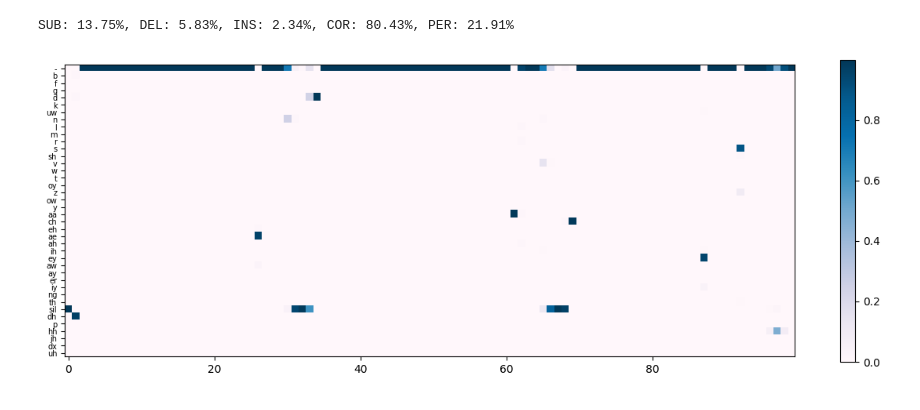
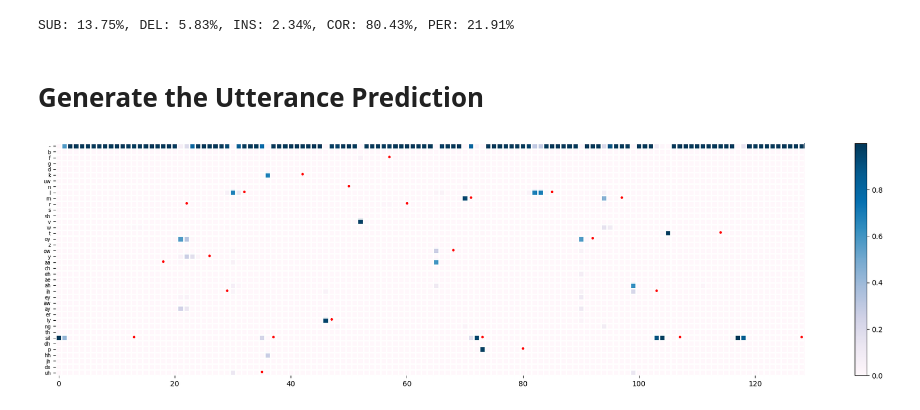
Before and after one commit to John-D-Boom/Speech-Recognition, a Jupyter notebook: MLMI2_Decoding.ipynb, the cells around one changed output. Cells and saved outputs as stored; diff of their text form; code cells hidden in the pictures.

```diff
--- a/MLMI2_Decoding.ipynb
+++ b/MLMI2_Decoding.ipynb
@@ -140,8 +140,10 @@ results = decode(model, args, args.test_json)
 print("SUB: {:.2f}%, DEL: {:.2f}%, INS: {:.2f}%, COR: {:.2f}%, PER: {:.2f}%".format(*results))
 # %% [output]
 SUB: 13.75%, DEL: 5.83%, INS: 2.34%, COR: 80.43%, PER: 21.91%
+# %% [markdown]
+# Generate the Utterance Prediction
 # %%
-fbank_path = '/rds/user/jdb206/hpc-work/MLMI2/exp/fbanks/FGCS0/SX316/fbank.pt'
+fbank_path = '/rds/user/jdb206/hpc-work/MLMI2/exp/fbanks/MDAB0/SX229/fbank.pt'
 fbank = torch.load(fbank_path)
 fbank_mean = torch.mean(fbank, dim=0, keepdims=True)
 fbank_std = torch.std(fbank, dim=0, keepdims=True)
@@ -152,24 +154,55 @@ with torch.no_grad():
     # outputs = torch.argmax(outputs, dim=-1).transpose(0, 1)
 # %%
 fig, ax = plt.subplots()
-fig.set_size_inches(15, 5)
+fig.set_size_inches(20, 5)
 # Use imshow to generate heat map
-im = ax.imshow(output[:100].detach().numpy().transpose(), cmap='PuBu')
+im = ax.imshow(output.detach().numpy().transpose(), cmap='PuBu')
 
 # Set yticks
 yticks = [val for val in vocab.keys()]
 yticks[0] ='-'
 # Change fontsize
 for tick in ax.get_yticklabels():
     tick.set_fontsize(7)
-
+ax.spines[:].set_visible(False)
 ax.set_yticks(np.arange(0,40,1))
 ax.set_yticklabels(yticks)
+
+ax.set_xticks(np.arange(output.shape[0]+1)-.5, minor=True)
+ax.set_yticks(np.arange(output.shape[1]+1)-.5, minor=True)
+ax.grid(which="minor", color="w", linestyle='-', linewidth=2)
+ax.tick_params(which="minor", bottom=False, left=False)
+
 cbar = fig.colorbar(im)
 
-# Set dimensions
+# Overlay with groundtruth
+
+phns_str = "sil aa r y ih l uh sil k iy n f r ow m sil p l oy m ih sil t sil"
+endings_str = "2120 3039 3565 4219 4730 5232 5694 5995 6850 7770 8200 9260 9775 11040 11560 11970 13010 13827 14913 15749 16680 17330 18464 20800"
+dur = 1.305625
+phns = str.split(phns_str, sep = " ")
+phns_mapped = [vocab[i] for i in phns]
+
+endings = str.split(endings_str, sep = " ")
+endings = np.array([int(i) for i in endings])
+
+endings = endings / 16000 / dur * output.shape[0]
+endings = endings.astype(int)
+
+for idx, x in enumerate(endings):
+    # if x >= 100:
+    #     break
+    y = phns_mapped[idx]
+    ax.text(x , y , '•',
+            color = 'r',
+            fontsize = '12',
+            horizontalalignment='center',
+            verticalalignment='center',
+            )
 
 # Show plot
+fig.tight_layout()
+fig.savefig('/rds/user/jdb206/hpc-work/MLMI2/exp/figures/utterance_heatmap.png')
 plt.show()
 # %% [output]
-[figure, old version]
+[figure, new version]
```
Also changed, not shown: parts of 21 cells of this notebook, 6 other files.
